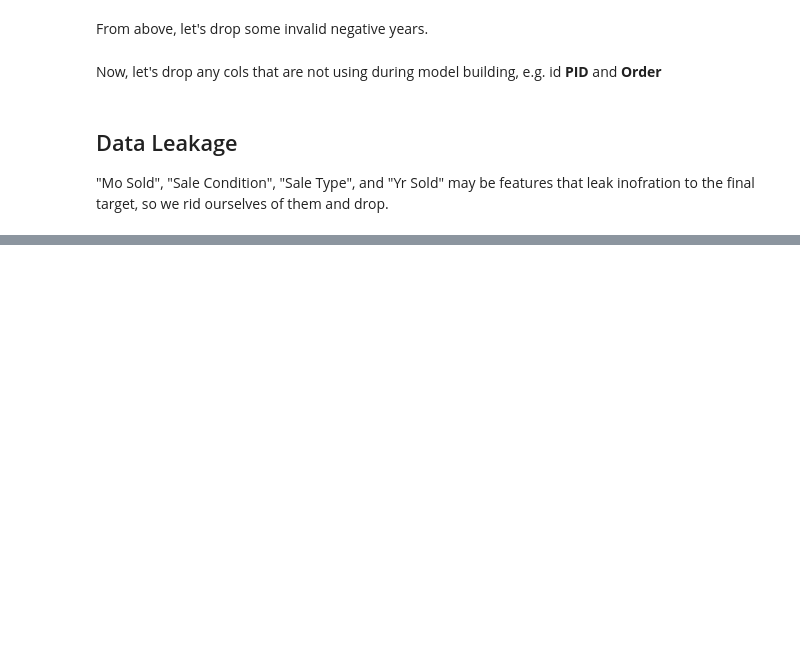
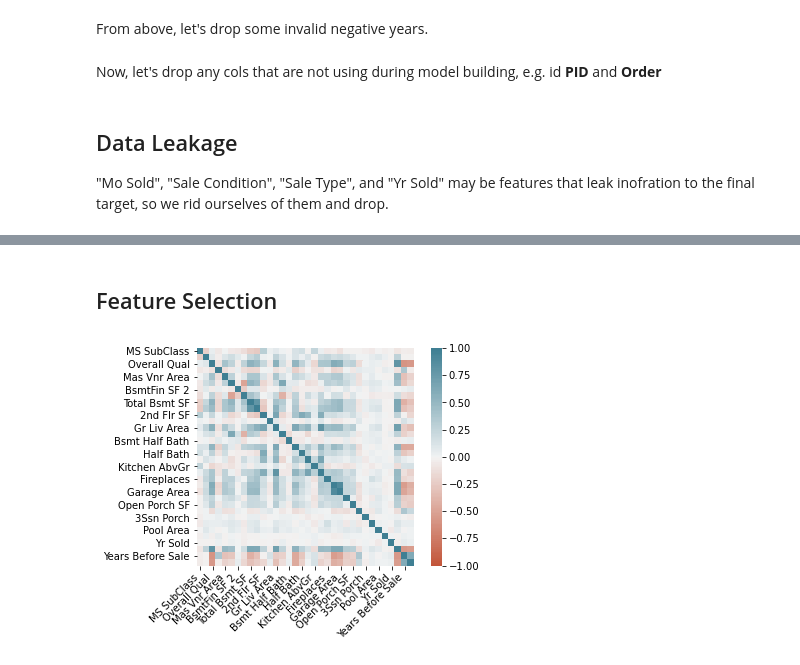
Before and after one commit to khoin-byte/dataquest-guided-projects, a Jupyter notebook: Predicting_house_Sale_Prices/Basics.ipynb, the cells around one changed output, grey strips where cells are left out. Saved outputs shown, nothing was run; the diff lists cells and outputs as text; code cells hidden in the pictures; blank space fills up the shorter version.

```diff
--- a/Predicting_house_Sale_Prices/Basics.ipynb
+++ b/Predicting_house_Sale_Prices/Basics.ipynb
@@ -259,0 +267,29 @@ df = df.drop(["Mo Sold", "Sale Condition", "Sale Type", "Yr Sold"], axis=1)
+# %%
+# soln per dataquest, pretty much what we did above.
+def transform_features(df):
+    # drop all NaNs that account for more than 5% of all samples.
+    num_missing = df.isnull().sum()
+    drop_missing_cols = num_missing[(num_missing > len(df)/20)].sort_values()
+    df = df.drop(drop_missing_cols.index, axis=1)
+
+    # target text features
+    text_mv_counts = df.select_dtypes(include=['object']).isnull().sum().sort_values(ascending=False)
+    drop_missing_cols_2 = text_mv_counts[text_mv_counts > 0]
+    df = df.drop(drop_missing_cols_2.index, axis=1)
+
+    # target num features and also fillna with mode
+    num_missing = df.select_dtypes(include=['int', 'float']).isnull().sum()
+    fixable_numeric_cols = num_missing[(num_missing < len(df)/20) & (num_missing > 0)].sort_values()
+    replacement_values_dict = df[fixable_numeric_cols.index].mode().to_dict(orient='records')[0]
+    df = df.fillna(replacement_values_dict)
+
+    # build newer features
+    years_sold = df['Yr Sold'] - df['Year Built']
+    years_since_remod = df['Yr Sold'] - df['Year Remod/Add']
+    df['Years Before Sale'] = years_sold
+    df['Years Since Remod'] = years_since_remod
+    df = df.drop([1702, 2180, 2181], axis=0)
+
+    # drop features that are not useful in our model building process and remove older features that we have built upon.
+    df = df.drop(["PID", "Order", "Mo Sold", "Sale Condition", "Sale Type", "Year Built", "Year Remod/Add"], axis=1)
+    return df
@@ -259,0 +300,2 @@ df = df.drop(["Mo Sold", "Sale Condition", "Sale Type", "Yr Sold"], axis=1)
+# %%
+transformed_df = transform_features(df) # run this cell right after loading data to skip above EDA and feature engineering process.
@@ -259,0 +314,17 @@ df = df.drop(["Mo Sold", "Sale Condition", "Sale Type", "Yr Sold"], axis=1)
+# %% [markdown]
+## Feature Selection
+# %%
+corr = transformed_df.corr()
+ax = sns.heatmap(
+    corr,
+    vmin=-1, vmax=1, center=0,
+    cmap=sns.diverging_palette(20, 220, n=200),
+    square=True
+)
+ax.set_xticklabels(
+    ax.get_xticklabels(),
+    rotation=45,
+    horizontalalignment='right'
+);
+# %% [output]
+[figure, added]
```
Also changed, not shown: parts of 28 cells of this notebook.
